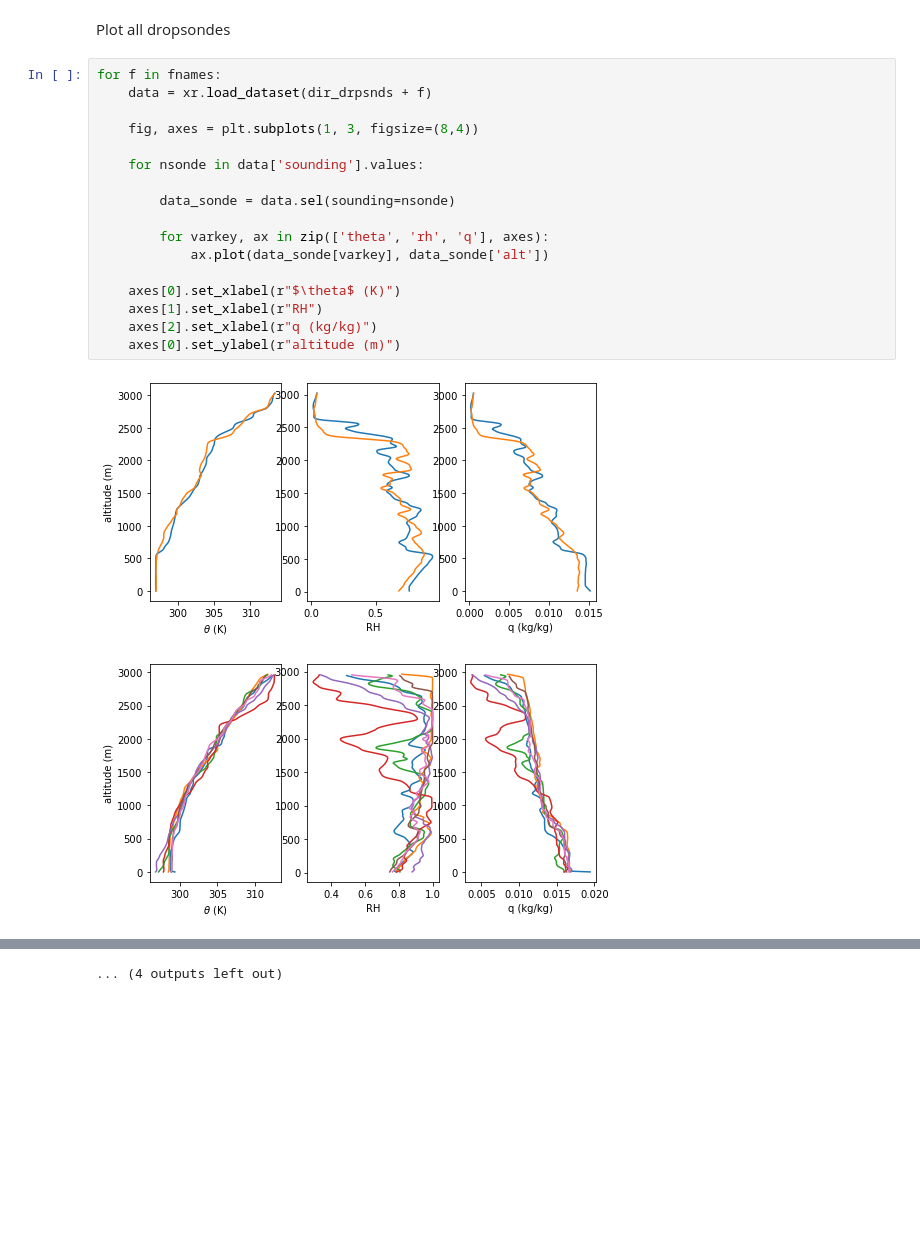
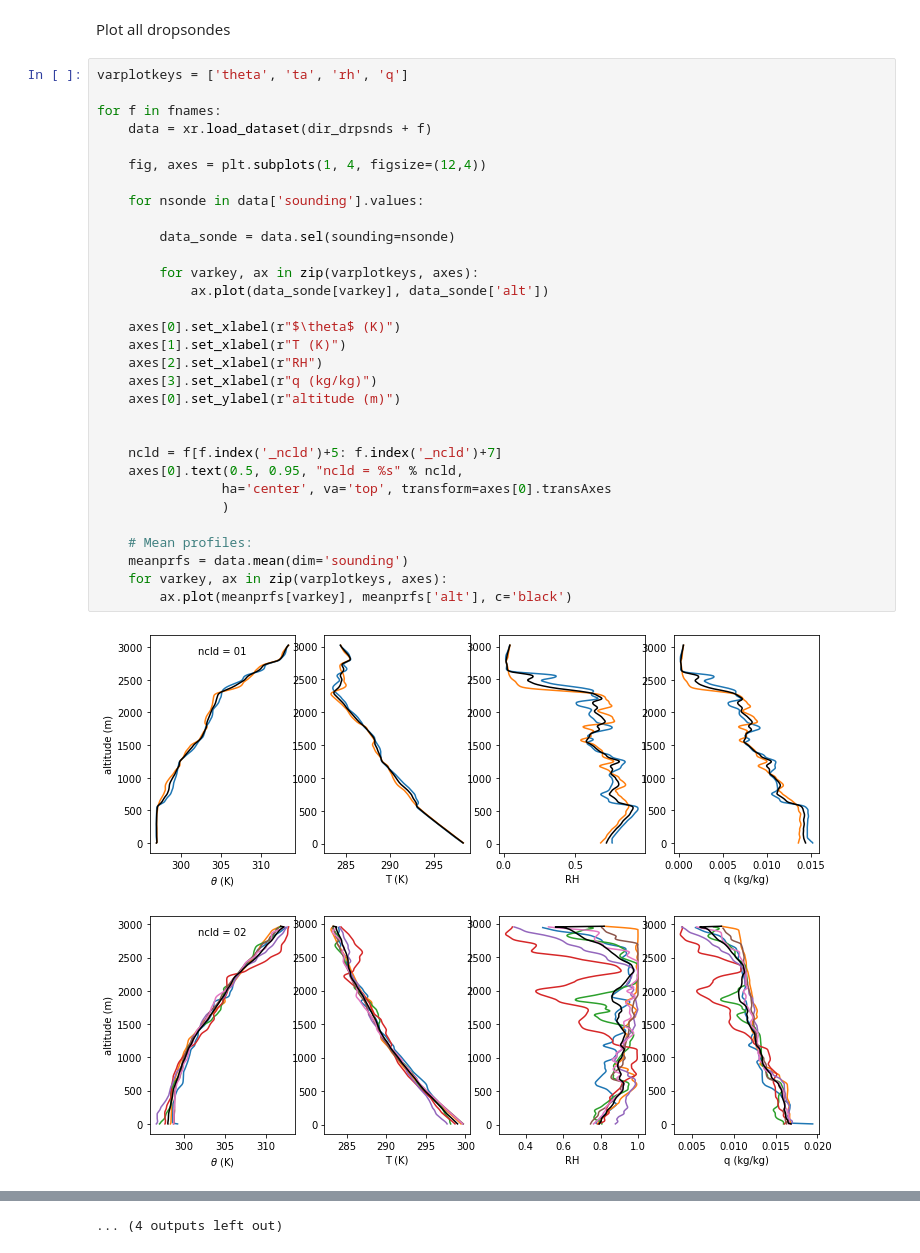
Before and after one commit to DeanHenze/ATOMIC-Science, a Jupyter notebook: analyses/WP3_cloudmodule_char/cldmod_dropsondes_test.ipynb, the cells around one changed output, grey strips where cells are left out. Drawn from its saved outputs; the diff is of its cells as text; blank space fills up the shorter version.

Commit message:
Label plot with cloud module number. Add mean vertical profiles. Add air temp profiles.

```diff
--- a/analyses/WP3_cloudmodule_char/cldmod_dropsondes_test.ipynb
+++ b/analyses/WP3_cloudmodule_char/cldmod_dropsondes_test.ipynb
@@ -63,22 +63,36 @@ Data variables:
 # %% [markdown]
 Plot all dropsondes
 # %%
+varplotkeys = ['theta', 'ta', 'rh', 'q']
+
 for f in fnames:
     data = xr.load_dataset(dir_drpsnds + f)
 
-    fig, axes = plt.subplots(1, 3, figsize=(8,4))
+    fig, axes = plt.subplots(1, 4, figsize=(12,4))
 
     for nsonde in data['sounding'].values:
 
         data_sonde = data.sel(sounding=nsonde)
 
-        for varkey, ax in zip(['theta', 'rh', 'q'], axes):
+        for varkey, ax in zip(varplotkeys, axes):
             ax.plot(data_sonde[varkey], data_sonde['alt'])
 
     axes[0].set_xlabel(r"$\theta$ (K)")
-    axes[1].set_xlabel(r"RH")
-    axes[2].set_xlabel(r"q (kg/kg)")
+    axes[1].set_xlabel(r"T (K)")
+    axes[2].set_xlabel(r"RH")
+    axes[3].set_xlabel(r"q (kg/kg)")
     axes[0].set_ylabel(r"altitude (m)")
+
+
+    ncld = f[f.index('_ncld')+5: f.index('_ncld')+7]
+    axes[0].text(0.5, 0.95, "ncld = %s" % ncld,
+                ha='center', va='top', transform=axes[0].transAxes
+                )
+
+    # Mean profiles:
+    meanprfs = data.mean(dim='sounding')
+    for varkey, ax in zip(varplotkeys, axes):
+        ax.plot(meanprfs[varkey], meanprfs['alt'], c='black')
 # %% [output]
-[figure, old version]
+[figure, new version]
-[figure, old version]
+[figure, new version]
```
Also changed, not shown: parts of 1 cell of this notebook.
